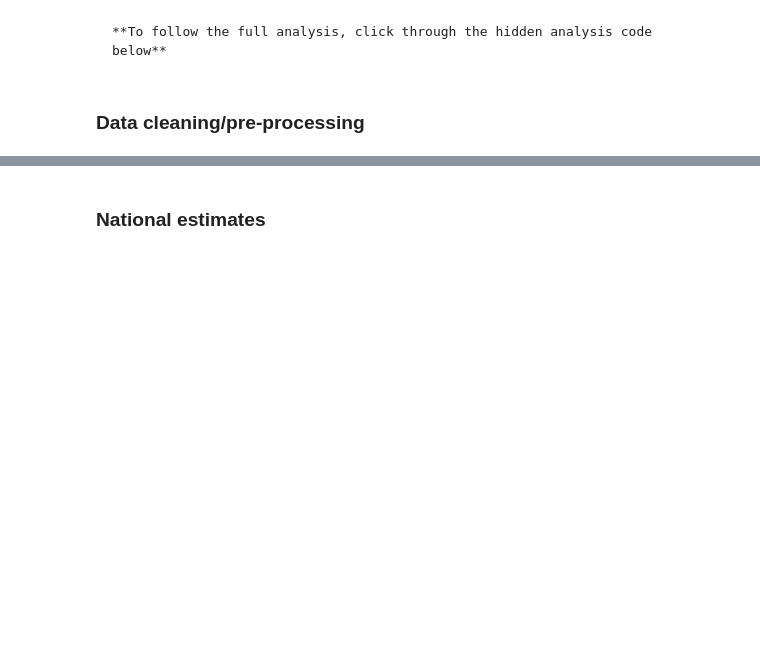
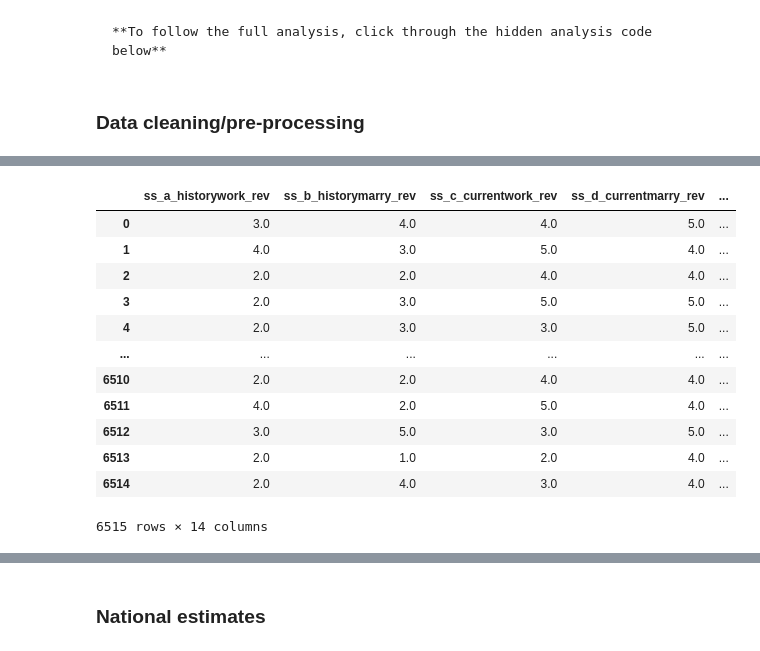
Before and after one commit to haoyucode/stigma-state-lvl, a Jupyter notebook: 2023_09_20_meeting_1.ipynb, the cells around one changed output, grey strips where cells are left out. Drawn from its saved outputs; the diff is of its cells as text; code cells hidden in the pictures; blank space fills up the shorter version.

```diff
--- a/2023_09_20_meeting_1.ipynb
+++ b/2023_09_20_meeting_1.ipynb
@@ -74,5 +95,8 @@ discrimination_experience = ['times_atschool', 'times_hired', 'times_atwork', 't
 # possible approach:
     # add count of dicrimination experiences (times) across categories
     # higher numbers mean more discrimination experience
+# %%
+likert_replace_vars = ['ss_e_dangerous','ss_f_trust','ss_historysteal', 'ss_historyhighrisk','ss_currentsteal', 'ss_currenthighrisk','race_rich']
+likert_reverse_replace_vars = ['race_whiteadvantage']
 # %%
 
@@ -183,0 +216,41 @@ Name: times_atschool, dtype: int64
+# %%
+likert_replacer = {'Strongly disagree': 1,
+                   'Somewhat disagree': 2,
+                   'Neither disagree nor agree': 3,
+                   'Somewhat agree': 4,
+                   'Strongly agree': 5}
+
+likert_reverse_replacer = {'Strongly disagree': 5,
+                           'Somewhat disagree': 4,
+                           'Neither disagree nor agree': 3,
+                           'Somewhat agree': 2,
+                           'Strongly agree': 1}
+
+sub_df_2[likert_replace_vars].replace(likert_replacer, inplace=True)
+sub_df_2[likert_replace_vars] = sub_df_2[likert_replace_vars].astype("float")
+
+sub_df_2[likert_reverse_replace_vars].replace(likert_reverse_replacer, inplace=True)
+sub_df_2[likert_reverse_replace_vars] = sub_df_2[likert_reverse_replace_vars].astype("float")
+
+#sub_df_2['partyid5_any_d'] = np.where(sub_df_2['partyid5'] in ["Democrat","Lean Democrat"], 1,0)
+sub_df_2['partyid5_strong_d'] = np.where(sub_df_2['partyid5'] == "Democrat", 1,0)
+#sub_df_2['partyid5_any_r'] = np.where(sub_df_2['partyid5'] in ["Republican","Lean Republican"], 1,0)
+sub_df_2['partyid5_strong_r'] = np.where(sub_df_2['partyid5'] == "Republican", 1,0)
+
+sub_df_2.drop(['partyid5'], axis=1, inplace=True)
+
+sub_df_2
+# %% [output]
+|  | ss_a_historywork_rev | ss_b_historymarry_rev | ss_c_currentwork_rev | ss_d_currentmarry_rev | ... |
+| 0 | 3.0 | 4.0 | 4.0 | 5.0 | ... |
+| 1 | 4.0 | 3.0 | 5.0 | 4.0 | ... |
+| 2 | 2.0 | 2.0 | 4.0 | 4.0 | ... |
+| 3 | 2.0 | 3.0 | 5.0 | 5.0 | ... |
+| 4 | 2.0 | 3.0 | 3.0 | 5.0 | ... |
+| ... | ... | ... | ... | ... | ... |
+| 6510 | 2.0 | 2.0 | 4.0 | 4.0 | ... |
+| 6511 | 4.0 | 2.0 | 5.0 | 4.0 | ... |
+| 6512 | 3.0 | 5.0 | 3.0 | 5.0 | ... |
+| 6513 | 2.0 | 1.0 | 2.0 | 4.0 | ... |
+| 6514 | 2.0 | 4.0 | 3.0 | 4.0 | ... |
+6515 rows × 14 columns
```
Also changed, not shown: parts of 12 cells of this notebook.
